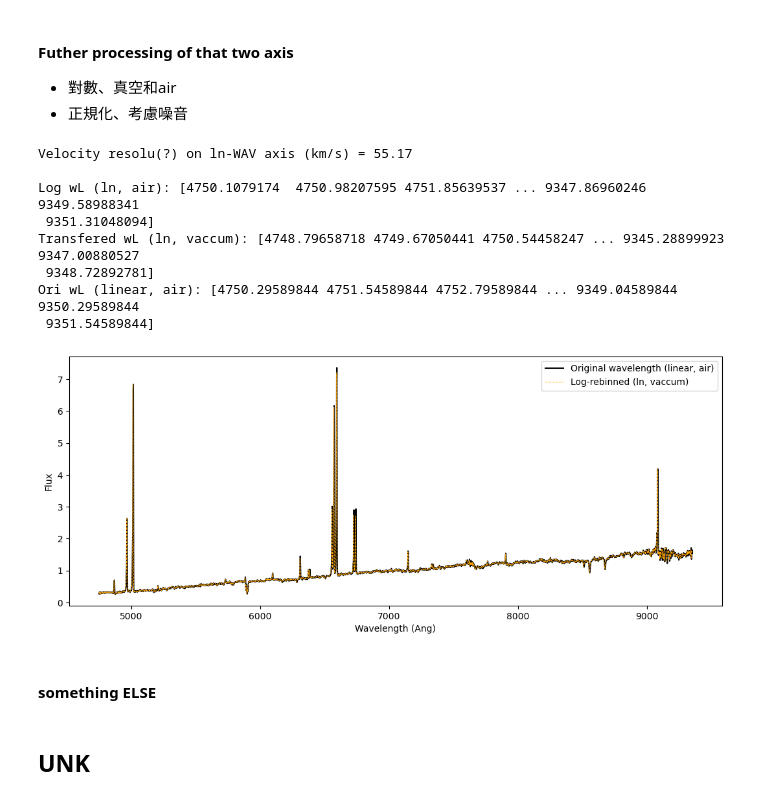
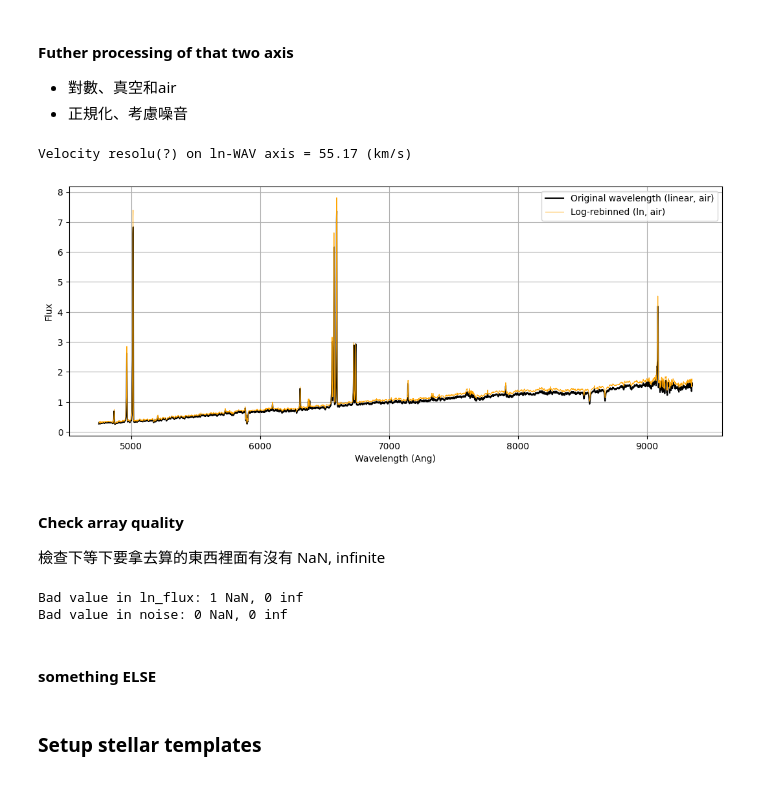
Before and after one commit to aqingo3o/Hello-Circinus, a Jupyter notebook: ionizedGas/py_contsub_pPXF.ipynb, the cells around one changed output. Drawn from its saved outputs; the diff is of its cells as text; code cells hidden in the pictures.

Commit message:
success (6/10)
先致謝 micappe 老哥
雖然這版東西
1. 有些參數我還弄不明白，有些參數(noise, fwhm) 是亂設的
2. 不確定對不對
3. 有些發射線他沒有看到
但總之圖有出來了！！！資料格式搞超你媽久！
先推個

```diff
--- a/ionizedGas/py_contsub_pPXF.ipynb
+++ b/ionizedGas/py_contsub_pPXF.ipynb
@@ -62,51 +76,57 @@ Nice ^_-!
 - 對數、真空和air
 - 正規化、考慮噪音
 # %%
+# Log(ln) waveLen array
+ln_flux_unnorm, ln_lamb_pix, veloScale = log_rebin([ori_lamb[0], ori_lamb[-1]], ori_flux_unnorm)
+print(f"Velocity resolu(?) on ln-WAV axis = {veloScale:.2f} (km/s)", end='\n\n')
+# veloScale 算好了喔好方便捏
+ln_lamb = np.exp(ln_lamb_pix) # 從 ln(lambda) 換成 AA
+
+
 # flux normalization
 def flux_Norm(flux): # 除到 nan 中位數的話，就會爆炸，所以做了這個
     flux_no_nan = flux[~np.isnan(flux)]
     if len(flux_no_nan) > 10 and np.nanmedian(flux_no_nan) != 0:
         return flux / np.nanmedian(flux_no_nan)
     else:
         return flux
 
-ori_flux = flux_Norm(ori_flux_unnorm) # 沒標 un- 就是正規化了
+ln_flux = flux_Norm(ln_flux_unnorm) # 沒標 un- 就是正規化了
+ori_flux = flux_Norm(ori_flux_unnorm) # 等下畫圖的時候用一下而已
 
 # consider noise
-noise = np.full_like(ori_flux, 0.0149)
-
-# Log(ln) waveLen array
-ln_flux, ln_lamb_pix, veloScale = log_rebin([ori_lamb[0], ori_lamb[-1]], ori_flux)
-print(f"Velocity resolu(?) on ln-WAV axis (km/s) = {veloScale:.2f}", end='\n\n')
-# veloScale 算好了喔好方便捏
-ln_lamb = np.exp(ln_lamb_pix) # 從 ln(lambda) 換成 AA
-print(f'Log wL (ln, air): {ln_lamb}') #
+noise = np.full_like(ln_flux, 0.0149) # 隨便設一個數字...
 
 # (waveLen) air --> vaccum
-# 這個要小心喔，因為我不確定他背後是怎樣運作的
-ln_lamb *= np.median(util.vac_to_air(ln_lamb)/ln_lamb)
-print(f'Transfered wL (ln, vaccum): {ln_lamb}') #
-print(f'Ori wL (linear, air): {ori_lamb}') #
+# The SDSS wavelengths are in vacuum, while the MILES ones are in air.(micappe 老哥)
+# 所以我不用做這個
 
 # 畫出來看看
-# log-rebin 會讓高波長區 sampling 點變多、低波長變少。(by C)
 plt.figure(figsize=(13, 5))
 plt.plot(ori_lamb, ori_flux, c='k', label='Original wavelength (linear, air)')
-plt.plot(ln_lamb, ln_flux, c='orange', lw=0.7, label='Log-rebinned (ln, vaccum)', linestyle='--') # 大便般的配色
+plt.plot(ln_lamb, ln_flux, c='orange', lw=0.7, label='Log-rebinned (ln, air)', linestyle='-') # 大便般的配色
 plt.xlabel("Wavelength (Ang)")
 plt.ylabel("Flux")
 plt.legend()
+plt.grid()
 plt.show()
 # %% [output]
-Velocity resolu(?) on ln-WAV axis (km/s) = 55.17
-
-Log wL (ln, air): [4750.1079174  4750.98207595 4751.85639537 ... 9347.86960246 9349.58988341
- 9351.31048094]
-Transfered wL (ln, vaccum): [4748.79658718 4749.67050441 4750.54458247 ... 9345.28899923 9347.00880527
- 9348.72892781]
-Ori wL (linear, air): [4750.29589844 4751.54589844 4752.79589844 ... 9349.04589844 9350.29589844
- 9351.54589844]
+Velocity resolu(?) on ln-WAV axis = 55.17 (km/s)
-[figure, old version]
+[figure, new version]
+# %% [markdown]
+#### Check array quality
+檢查下等下要拿去算的東西裡面有沒有 NaN, infinite
+# %%
+print('Bad value in ln_flux: ', end='')
+print(f'{np.isnan(ln_flux).sum()} NaN, {np.isinf(ln_flux).sum()} inf') #1 NaN
+ln_flux_clean = np.copy(ln_flux)
+ln_flux_clean[~np.isfinite(ln_flux_clean)] = 0
+
+print('Bad value in noise: ', end='')
+print(f'{np.isnan(noise).sum()} NaN, {np.isinf(noise).sum()} inf') # 0, 0
+# %% [output]
+Bad value in ln_flux: 1 NaN, 0 inf
+Bad value in noise: 0 NaN, 0 inf
 # %% [markdown]
 #### something ELSE
 # %%
@@ -129,4 +139,4 @@ fwhm_inst = ln_lamb / R  # 單位：Angstrom
 # %% [markdown]
-## UNK
+### Setup stellar templates
 # %%
 temp_path = '/Users/aqing/Documents/1004/Circinus_galaxy/ionized-gas/VLT/spectra_emiles_9.0.npz'
```
Also changed, not shown: parts of 7 cells of this notebook.
